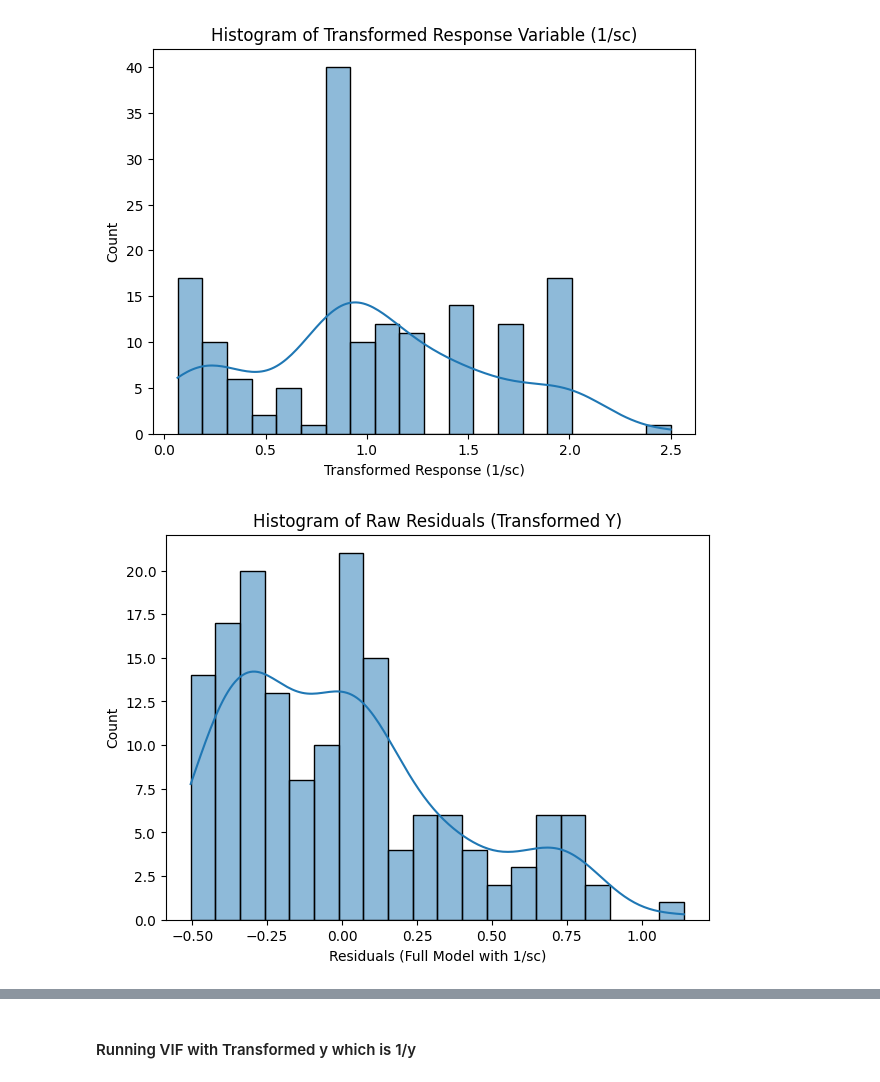
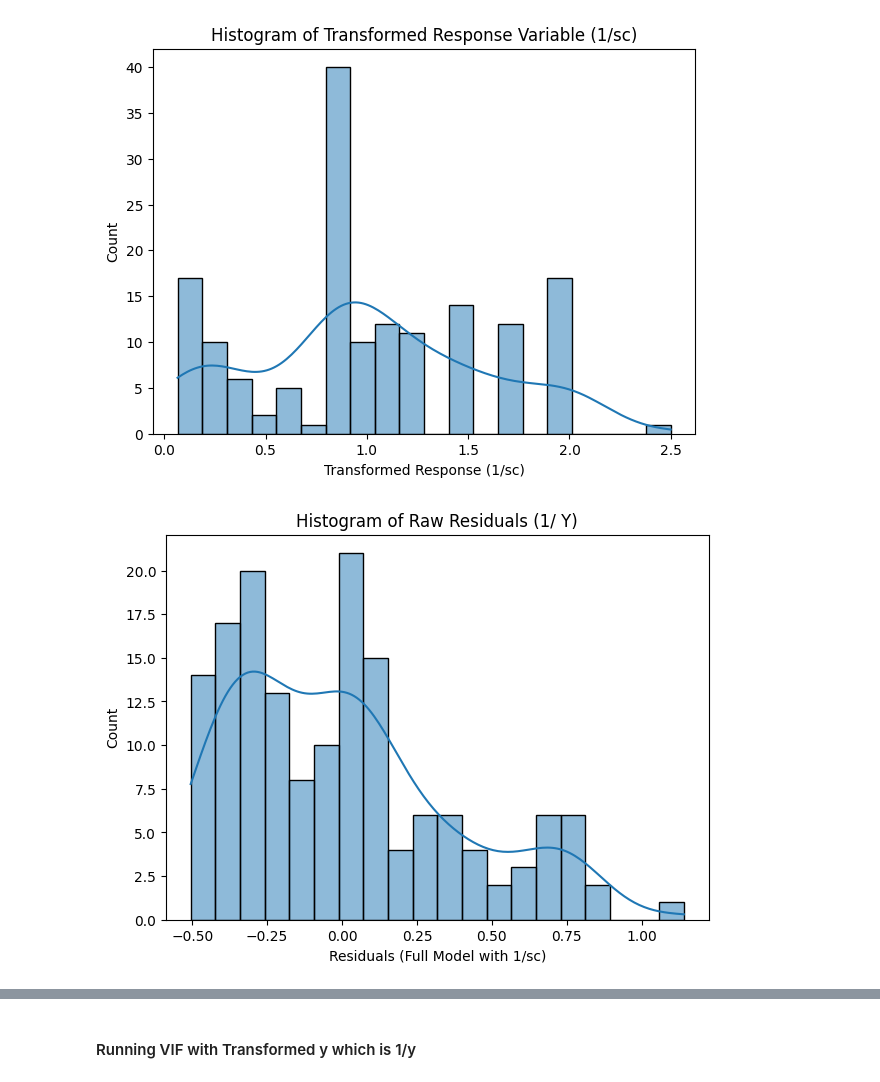
Before and after one commit to namrata0516/kidney_failure_analysis, a Jupyter notebook: transformedmodel.ipynb, the cells around one changed output, grey strips where cells are left out. Saved outputs shown, nothing was run; the diff lists cells and outputs as text; code cells hidden in the pictures.

```diff
--- a/transformedmodel.ipynb
+++ b/transformedmodel.ipynb
@@ -136,14 +136,14 @@ plt.show()
 # %%
 # Histogram of residuals from the full model with transformed Y
 residuals_trans = full_model_trans.resid
 
 plt.figure(figsize=(7,5))
 sns.histplot(residuals_trans, kde=True, bins=20)
 plt.xlabel("Residuals (Full Model with 1/sc)")
-plt.title("Histogram of Raw Residuals (Transformed Y)")
+plt.title("Histogram of Raw Residuals (1/ Y)")
 plt.show()
 # %% [output]
-[figure, old version]
+[figure, new version]
 # %%
 fitted_vals = full_model_trans.fittedvalues
 residuals = full_model_trans.resid
```
Also changed, not shown: parts of 9 cells of this notebook, 3 other files.
